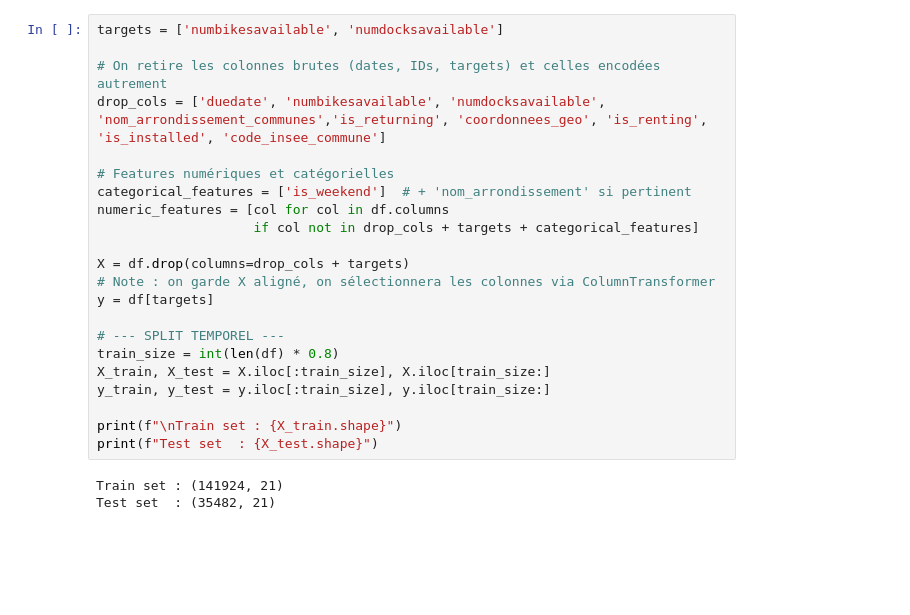
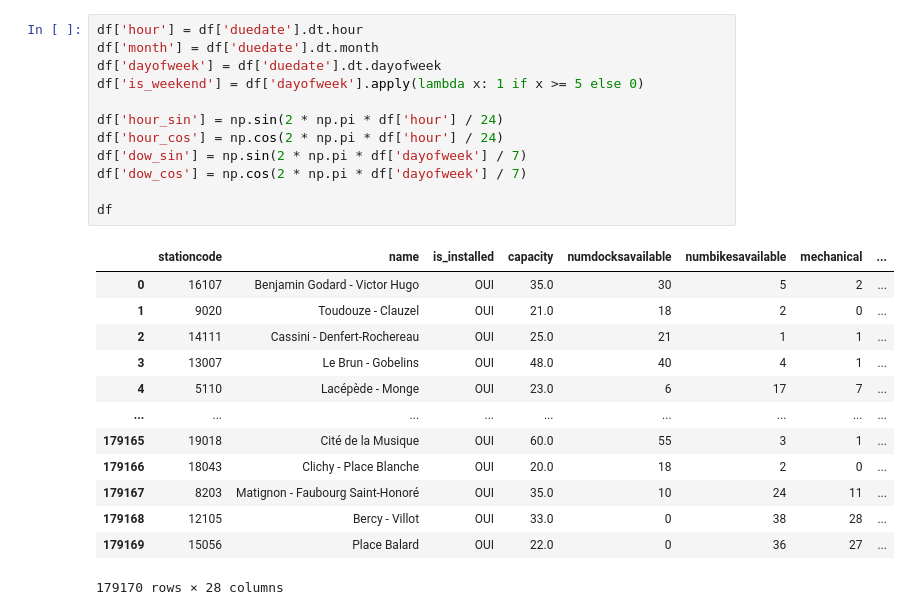
Before and after one commit to nvagno/velib-paris, a Jupyter notebook: notebooks/model_training.ipynb, the cells around one changed output. Saved outputs shown, nothing was run; the diff lists cells and outputs as text; blank space fills up the shorter version.

```diff
--- a/notebooks/model_training.ipynb
+++ b/notebooks/model_training.ipynb
@@ -36,25 +29,26 @@ df.head()
 # %%
-targets = ['numbikesavailable', 'numdocksavailable']
+df['hour'] = df['duedate'].dt.hour
+df['month'] = df['duedate'].dt.month
+df['dayofweek'] = df['duedate'].dt.dayofweek
+df['is_weekend'] = df['dayofweek'].apply(lambda x: 1 if x >= 5 else 0)
 
-# On retire les colonnes brutes (dates, IDs, targets) et celles encodées autrement
-drop_cols = ['duedate', 'numbikesavailable', 'numdocksavailable', 'nom_arrondissement_communes','is_returning', 'coordonnees_geo', 'is_renting', 'is_installed', 'code_insee_commune']
+df['hour_sin'] = np.sin(2 * np.pi * df['hour'] / 24)
+df['hour_cos'] = np.cos(2 * np.pi * df['hour'] / 24)
+df['dow_sin'] = np.sin(2 * np.pi * df['dayofweek'] / 7)
+df['dow_cos'] = np.cos(2 * np.pi * df['dayofweek'] / 7)
 
-# Features numériques et catégorielles
-categorical_features = ['is_weekend']  # + 'nom_arrondissement' si pertinent
-numeric_features = [col for col in df.columns
-                    if col not in drop_cols + targets + categorical_features]
-
-X = df.drop(columns=drop_cols + targets)
-# Note : on garde X aligné, on sélectionnera les colonnes via ColumnTransformer
-y = df[targets]
-
-# --- SPLIT TEMPOREL ---
-train_size = int(len(df) * 0.8)
-X_train, X_test = X.iloc[:train_size], X.iloc[train_size:]
-y_train, y_test = y.iloc[:train_size], y.iloc[train_size:]
-
-print(f"\nTrain set : {X_train.shape}")
-print(f"Test set  : {X_test.shape}")
+df
 # %% [output]
+|  | stationcode | name | is_installed | capacity | numdocksavailable | numbikesavailable | mechanical | ... |
+| 0 | 16107 | Benjamin Godard - Victor Hugo | OUI | 35.0 | 30 | 5 | 2 | ... |
+| 1 | 9020 | Toudouze - Clauzel | OUI | 21.0 | 18 | 2 | 0 | ... |
+| 2 | 14111 | Cassini - Denfert-Rochereau | OUI | 25.0 | 21 | 1 | 1 | ... |
+| 3 | 13007 | Le Brun - Gobelins | OUI | 48.0 | 40 | 4 | 1 | ... |
+| 4 | 5110 | Lacépède - Monge | OUI | 23.0 | 6 | 17 | 7 | ... |
+| ... | ... | ... | ... | ... | ... | ... | ... | ... |
+| 179165 | 19018 | Cité de la Musique | OUI | 60.0 | 55 | 3 | 1 | ... |
+| 179166 | 18043 | Clichy - Place Blanche | OUI | 20.0 | 18 | 2 | 0 | ... |
+| 179167 | 8203 | Matignon - Faubourg Saint-Honoré | OUI | 35.0 | 10 | 24 | 11 | ... |
+| 179168 | 12105 | Bercy - Villot | OUI | 33.0 | 0 | 38 | 28 | ... |
+| 179169 | 15056 | Place Balard | OUI | 22.0 | 0 | 36 | 27 | ... |
-Train set : (141924, 21)
-Test set  : (35482, 21)
+179170 rows × 28 columns
```
Also changed, not shown: parts of 12 cells of this notebook.
